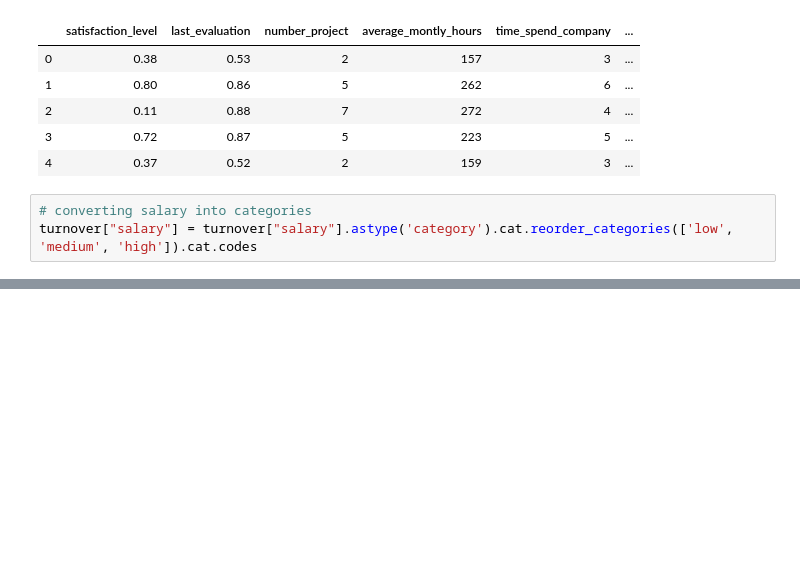
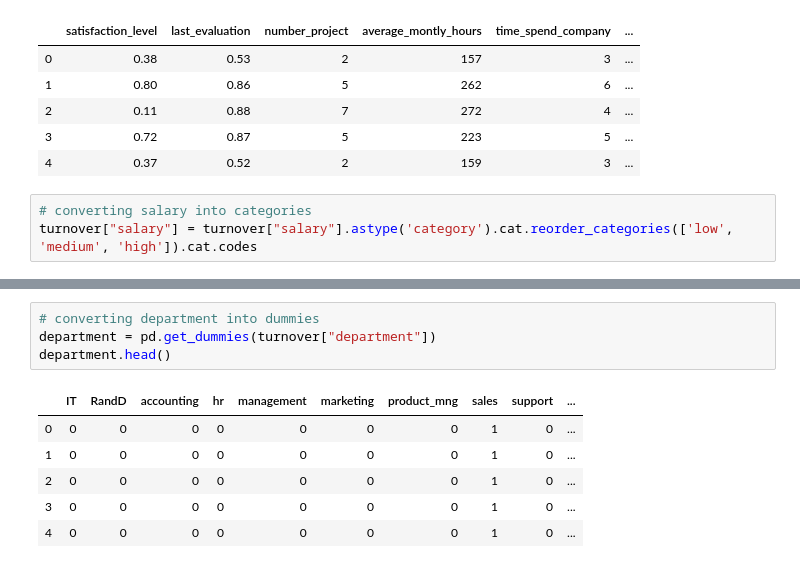
Before and after one commit to isaacramiez00/predicting_turnover, a Jupyter notebook: jupyter_notebook/turnover-eda.ipynb, the cells around one changed output, grey strips where cells are left out. Drawn from its saved outputs; the diff is of its cells as text; blank space fills up the shorter version.

```diff
--- a/jupyter_notebook/turnover-eda.ipynb
+++ b/jupyter_notebook/turnover-eda.ipynb
@@ -72,0 +42,11 @@ df.sample(50)
+# %%
+# converting department into dummies
+department = pd.get_dummies(turnover["department"])
+department.head()
+# %% [output]
+|  | IT | RandD | accounting | hr | management | marketing | product_mng | sales | support | ... |
+| 0 | 0 | 0 | 0 | 0 | 0 | 0 | 0 | 1 | 0 | ... |
+| 1 | 0 | 0 | 0 | 0 | 0 | 0 | 0 | 1 | 0 | ... |
+| 2 | 0 | 0 | 0 | 0 | 0 | 0 | 0 | 1 | 0 | ... |
+| 3 | 0 | 0 | 0 | 0 | 0 | 0 | 0 | 1 | 0 | ... |
+| 4 | 0 | 0 | 0 | 0 | 0 | 0 | 0 | 1 | 0 | ... |
```
Also changed, not shown: parts of 15 cells of this notebook, 2 other files.
